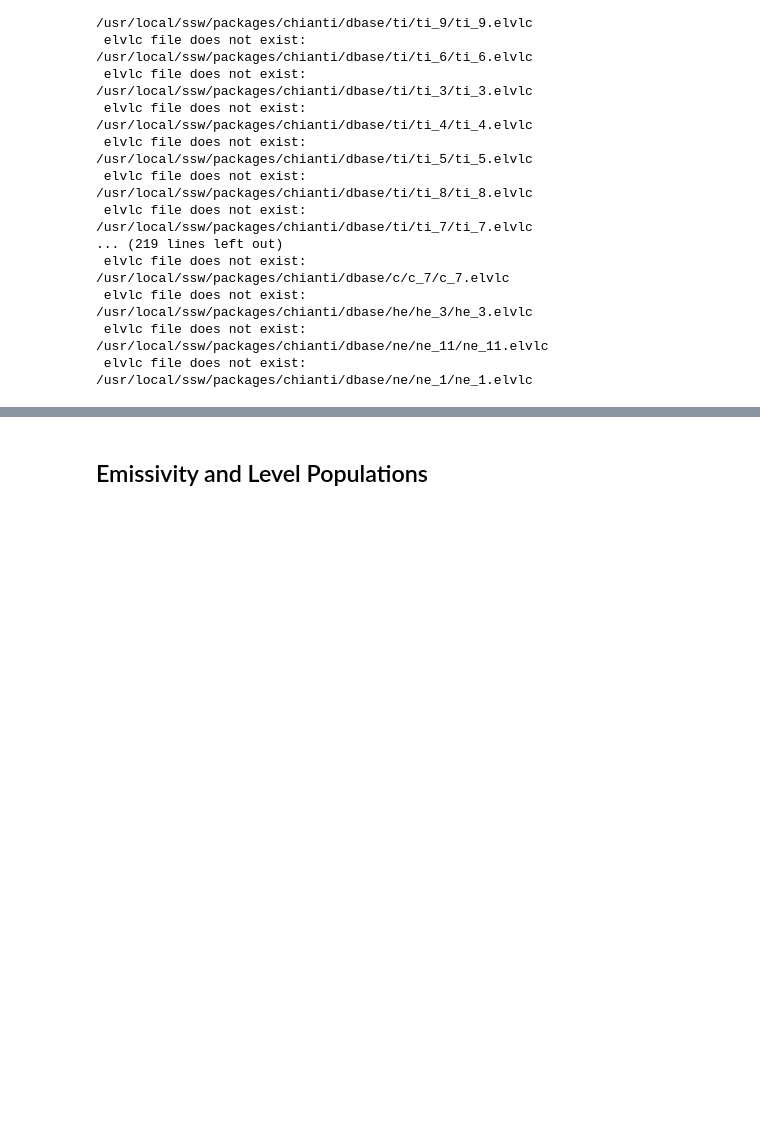
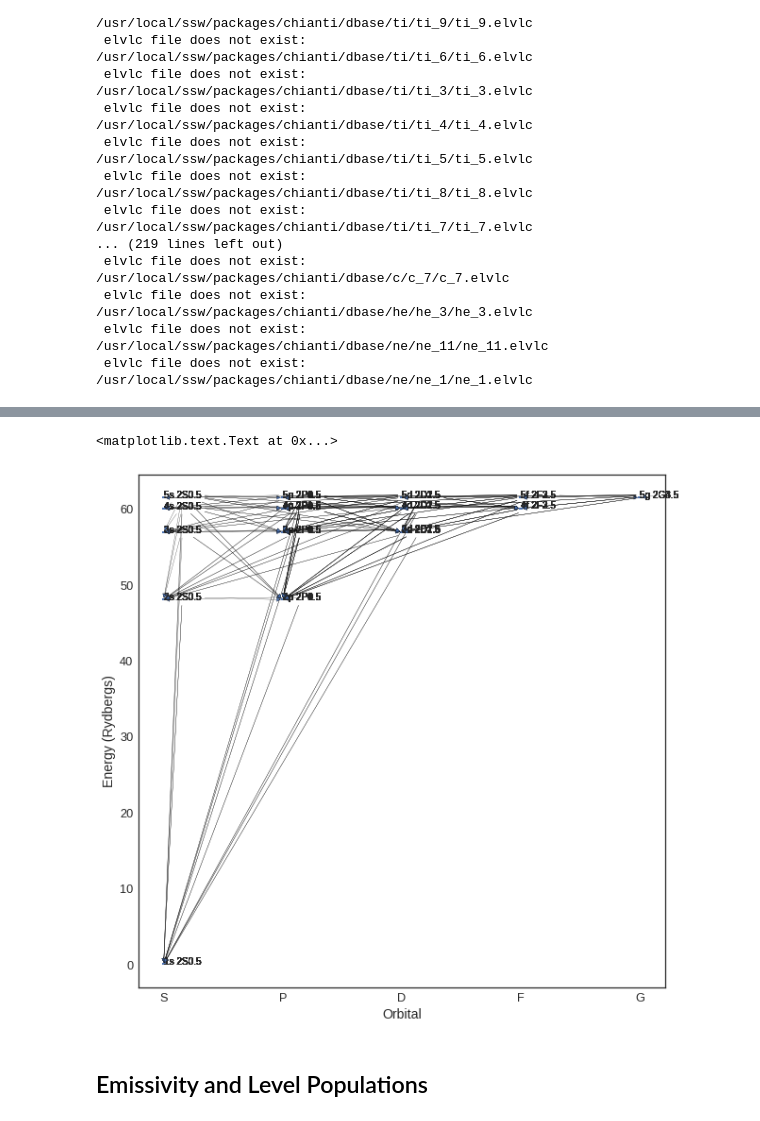
Before and after one commit to wtbarnes/chiantipy-talk-scipy-2017, a Jupyter notebook: paper/build_proceedings_figures.ipynb, the cells around one changed output, grey strips where cells are left out. Cells and saved outputs as stored; diff of their text form; code cells hidden in the pictures; blank space fills up the shorter version.

```diff
--- a/paper/build_proceedings_figures.ipynb
+++ b/paper/build_proceedings_figures.ipynb
@@ -85,3 +116,29 @@ sns.heatmap(ion_table_pivot,ax=fig.gca(),square=False,cmap=my_cmap,
+# %%
+spd_ticklabels = sorted(set([(a,b) for a,b in zip(bar['l'],bar['spd'])]),key=lambda x:x[0])
+# %%
+fig = plt.figure(figsize=(10,10))
+ax = fig.gca()
+for i in range(len(foo['wvl'])):
+    l1,e1 = bar['l'][foo['lvl1'][i]-1],bar['eryd'][foo['lvl1'][i]-1]
+    l2,e2 = bar['l'][foo['lvl2'][i]-1],bar['eryd'][foo['lvl2'][i]-1]
+    ax.scatter(l1,e1,
+               marker='_',color=sns.color_palette('deep')[0],s=10)
+    ax.scatter(l2,e2,
+               marker='_',color=sns.color_palette('deep')[0],s=10)
+    ax.annotate(foo['pretty2'][i],
+                xy=(l1,e1), xycoords='data',
+                xytext=(l2,e2), textcoords='data',
+                arrowprops=dict(arrowstyle="-|>",
+                                connectionstyle="arc3"),)
+    ax.text(l1,e1,foo['pretty1'][i])
+ax.set_xticks([x[0] for x in spd_ticklabels])
+ax.set_xticklabels([x[1] for x in spd_ticklabels])
+#ax.set_ylim([1.3,2])
+ax.set_xlabel(r'Orbital')
+ax.set_ylabel(r'Energy (Rydbergs)')
+# %% [output]
+<matplotlib.text.Text at 0x...>
+[figure, added]
 # %% [markdown]
 ## Emissivity and Level Populations
 # %% [markdown]
```
Also changed, not shown: parts of 12 cells of this notebook, 2 other files.
